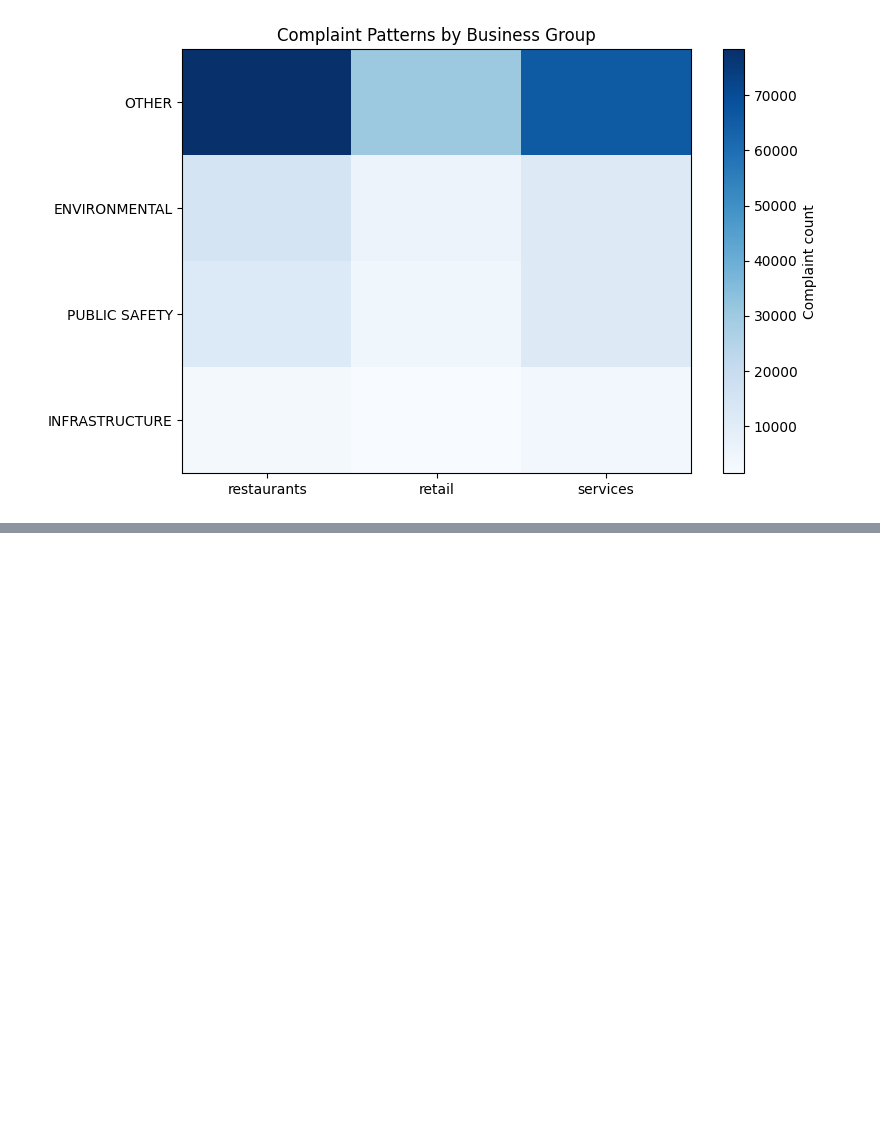
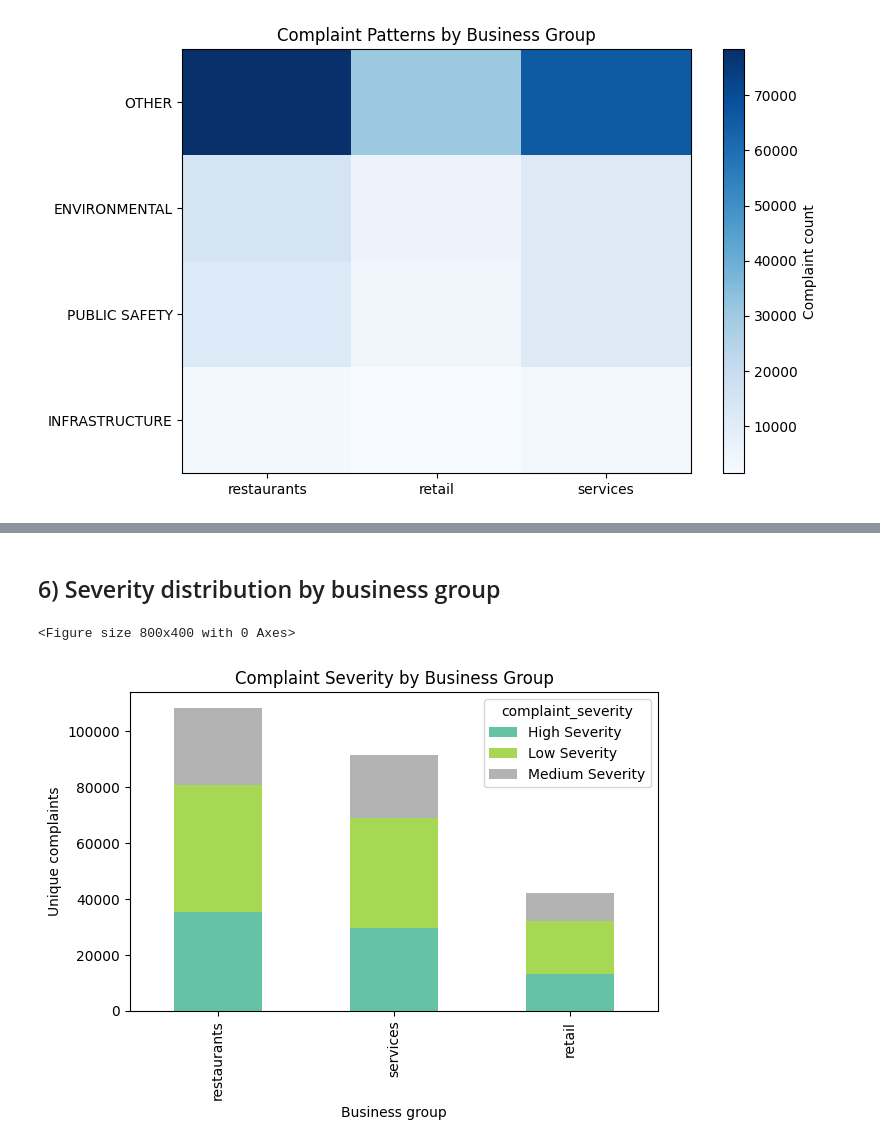
Before and after one commit to AustinK0/CS4630_Group3_Project1, a Jupyter notebook: notebooks/analysis_visualization.ipynb, the cells around one changed output, grey strips where cells are left out. Drawn from its saved outputs; the diff is of its cells as text; code cells hidden in the pictures; blank space fills up the shorter version.

```diff
--- a/notebooks/analysis_visualization.ipynb
+++ b/notebooks/analysis_visualization.ipynb
@@ -154,0 +180,31 @@ plt.show()
+# %% [markdown]
+## 6) Severity distribution by business group
+# %%
+if "business_group" not in df_top.columns:
+    df_top["business_group"] = df_top["business_category"].apply(classify_business_group)
+
+sev_df = df_top.dropna(subset=["complaint_severity", "business_group"]).copy()
+if len(sev_df) == 0:
+    print("No severity data available for plotting.")
+else:
+    severity_counts = sev_df.pivot_table(
+        index="business_group",
+        columns="complaint_severity",
+        values="complaint_id",
+        aggfunc="nunique",
+        fill_value=0,
+    )
+
+    severity_counts = severity_counts.loc[severity_counts.sum(axis=1).sort_values(ascending=False).index]
+
+    plt.figure(figsize=(8, 4))
+    severity_counts.plot(kind="bar", stacked=True, colormap="Set2")
+    plt.title("Complaint Severity by Business Group")
+    plt.xlabel("Business group")
+    plt.ylabel("Unique complaints")
+    plt.tight_layout()
+    plt.savefig(os.path.join(OUTPUT_DIR, "severity_by_business_group.png"), dpi=200)
+    plt.show()
+# %% [output]
+<Figure size 800x400 with 0 Axes>
+[figure, added]
```
Also changed, not shown: parts of 3 cells of this notebook, 3 other files.
